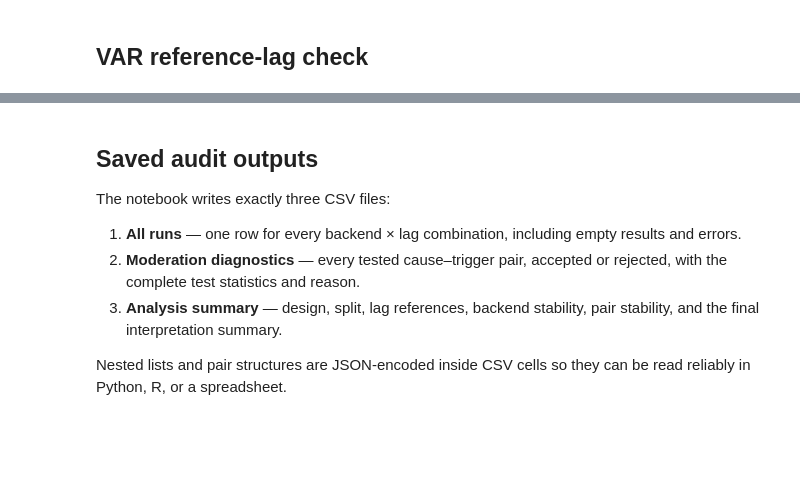
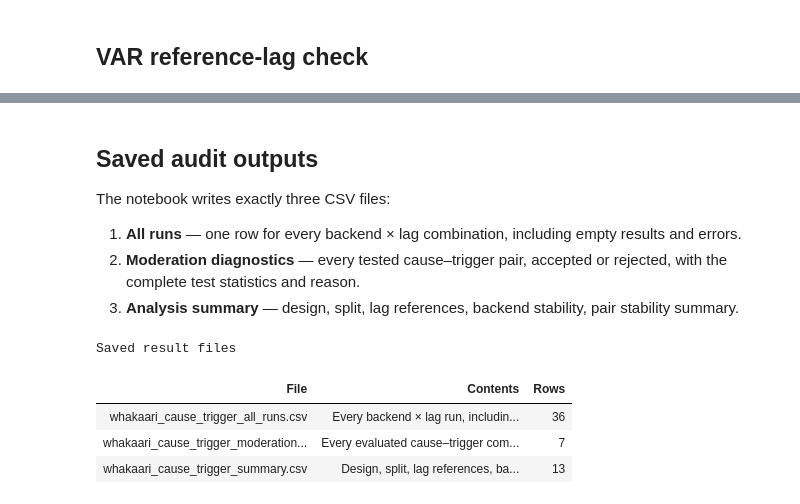
Before and after one commit to alectois/Distinguishing-Causes-and-Triggers-in-Volcanic-and-Seismic-Processes, a Jupyter notebook: notebooks/whakaari_cause_trigger.ipynb, the cells around one changed output, grey strips where cells are left out. Cells and saved outputs as stored; diff of their text form; code cells hidden in the pictures; blank space fills up the shorter version.

```diff
--- a/notebooks/whakaari_cause_trigger.ipynb
+++ b/notebooks/whakaari_cause_trigger.ipynb
@@ -325,28 +332,24 @@ The notebook writes exactly three CSV files:
 
 1. **All runs** — one row for every backend × lag combination, including empty results and errors.
 2. **Moderation diagnostics** — every tested cause–trigger pair, accepted or rejected, with the complete test statistics and reason.
-3. **Analysis summary** — design, split, lag references, backend stability, pair stability, and the final interpretation summary.
-
-Nested lists and pair structures are JSON-encoded inside CSV cells so they can be read reliably in Python, R, or a spreadsheet.
+3. **Analysis summary** — design, split, lag references, backend stability, pair stability summary.
 # %%
 if SAVE_RESULTS:
     saved_files = export_audit_csvs(
         results_dir=RESULTS_DIR,
         case_prefix="whakaari",
         lag_grid=lag_grid,
         diagnostics=all_diagnostics,
         design=design_summary,
         lag_references=reference_parameters,
         backend_summary=backend_summary,
         pair_summary=pair_summary,
-        conclusion=(
-            "Coherent HMML-specific coupling between hydrothermal RMS "
-            "and past spectral contrast; no backend-consistent or "
-            "directionally unique cause–trigger pair."
-        ),
         variable_labels=VARIABLE_LABELS,
     )
     show_table(saved_files, "Saved result files")
-    print(f"Results directory: {RESULTS_DIR}")
-else:
-    print("Result export disabled: set SAVE_RESULTS = True.")
+# %% [output]
+Saved result files
+| File | Contents | Rows |
+| whakaari_cause_trigger_all_runs.csv | Every backend × lag run, includin... | 36 |
+| whakaari_cause_trigger_moderation... | Every evaluated cause–trigger com... | 7 |
+| whakaari_cause_trigger_summary.csv | Design, split, lag references, ba... | 13 |
```
Also changed, not shown: parts of 4 cells of this notebook, 17 other files.
